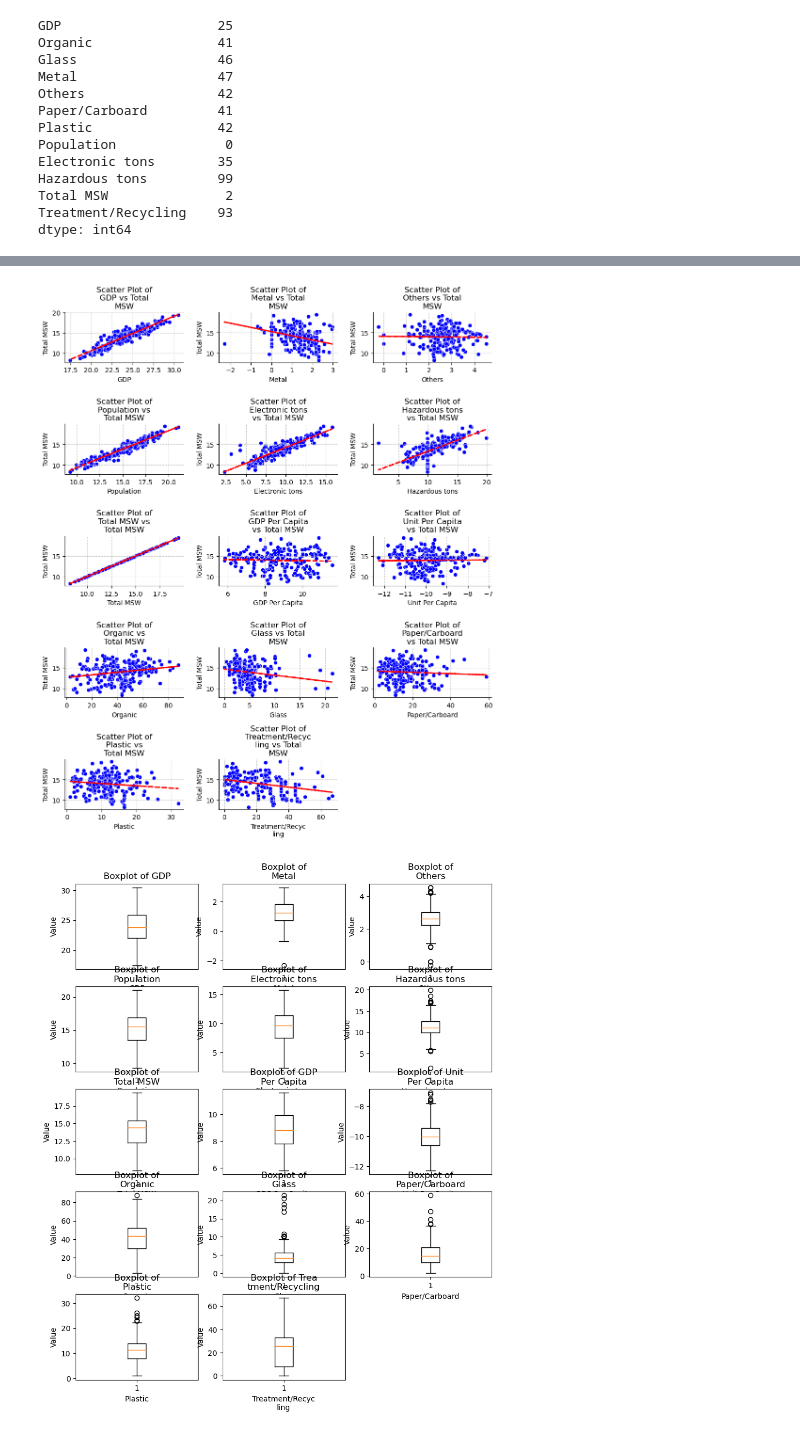
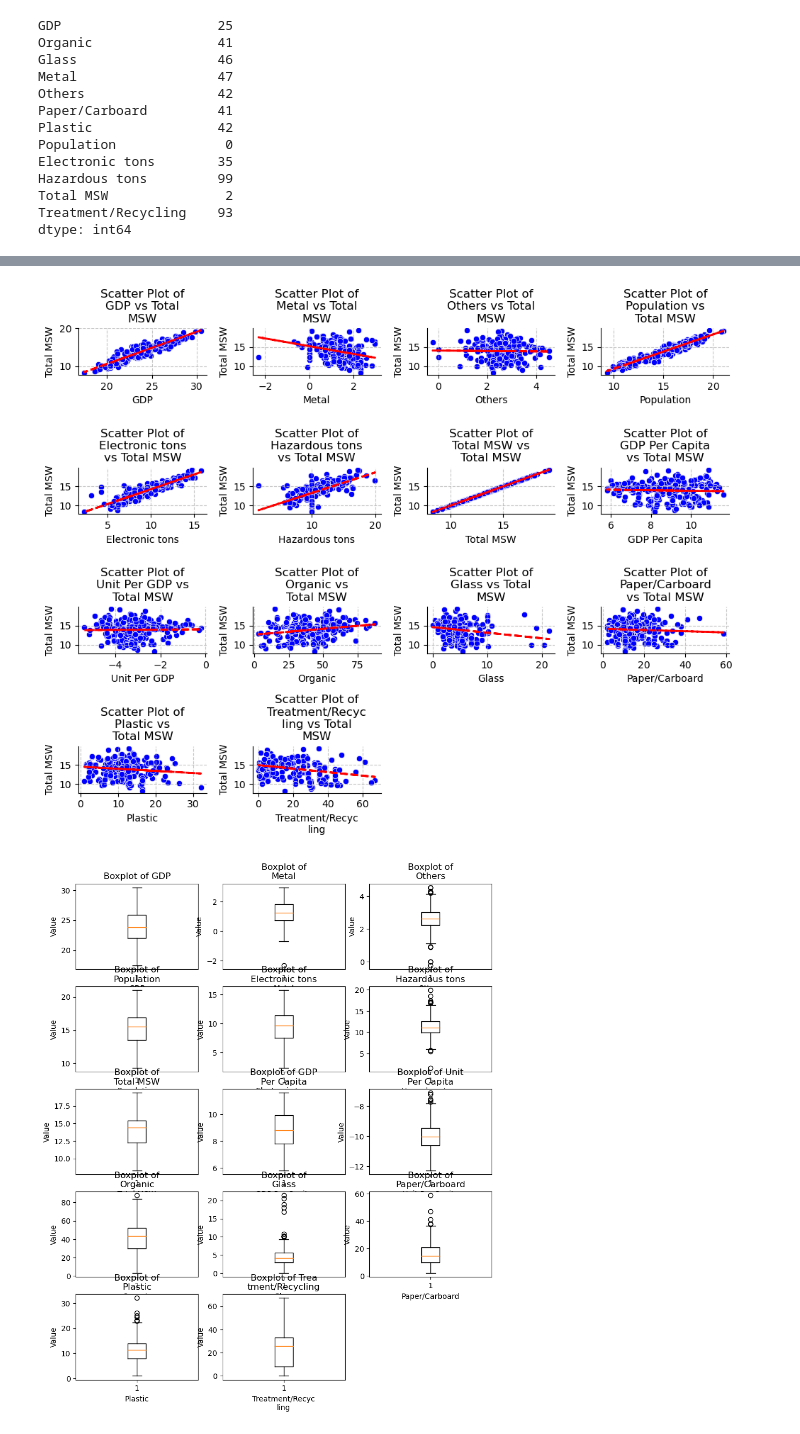
Before and after one commit to edasaruhan/Assingment_ML_mursal, a Jupyter notebook: FTL Project - Waste EDA.ipynb, the cells around one changed output, grey strips where cells are left out. Drawn from its saved outputs; the diff is of its cells as text; code cells hidden in the pictures.

```diff
--- a/FTL Project - Waste EDA.ipynb
+++ b/FTL Project - Waste EDA.ipynb
@@ -199,7 +199,7 @@ Total MSW               2
 Treatment/Recycling    93
 dtype: int64
 # %%
-fig, axes = plt.subplots(nrows=(len(numeric_col)//3),ncols=3, figsize=(10,15))
+fig, axes = plt.subplots(nrows=3,ncols=4, figsize=(12,8))
 axes = axes.flatten()
 for i, column in enumerate(df_number):
     wrapped_title = "\n".join(textwrap.wrap(f'Histogram of {column}', width=15))
@@ -234,7 +234,7 @@ df_number.describe().T
 imputer = KNNImputer(n_neighbors=3)
 df_imputed = pd.DataFrame(imputer.fit_transform(df_number), columns=df_number.columns)
 df_imputed['GDP Per Capita'] = df_imputed['GDP'] / df_imputed['Population']
-df_imputed['Unit Per Capita'] = df_imputed['Total MSW'] / df_imputed['GDP']
+df_imputed['Unit Per GDP'] = df_imputed['Total MSW'] / df_imputed['GDP']*1000
 
 df_imputed.isnull().sum()
 # %% [output]
@@ -255,6 +255,6 @@ Unit Per Capita        0
 dtype: int64
 # %%
-fig, axes = plt.subplots(nrows=5,ncols=3, figsize=(10,15))
+fig, axes = plt.subplots(nrows=4,ncols=4, figsize=(10,8))
 axes = axes.flatten()
 for i, column in enumerate(df_imputed.columns[:14]):
     wrapped_title = "\n".join(textwrap.wrap(f'Histogram of {column}', width=15))
@@ -263,13 +263,15 @@ for i, column in enumerate(df_imputed.columns[:14]):
     axes[i].set_title(f'{wrapped_title}')
     axes[i].set_xlabel(wrapped_col)
     axes[i].set_ylabel('Frequency')
-
+    axes[i].grid(True, linestyle='--', alpha=0.7)
+    axes[i].spines['top'].set_visible(False)
+    axes[i].spines['right'].set_visible(False)
 # Remove the last two subplots
 for i in range(14, len(axes)):
     fig.delaxes(axes[i])
+plt.tight_layout()
 # Save the scatter plot as an image file (e.g., PNG, PDF, SVG)
-plt.savefig('Histogram1_plot.png')
-# Adjust layout
-plt.tight_layout()
+plt.savefig('Histogram1_plot.png', dpi=300)
+
 plt.show()
 # %% [output]
@@ -307,7 +309,7 @@ df_transformed_number.describe().T
 | Plastic | 217.0 | 11.416132 | 5.132669 | 1.000000 | 7.966667 | 11.300000 | 13.900000 | 32.000000 |
 | Treatment/Recycling | 217.0 | 22.521482 | 14.376084 | 0.000970 | 8.200000 | 25.363333 | 33.000000 | 67.000000 |
 # %%
-fig, axes = plt.subplots(nrows=5,ncols=3, figsize=(10,12))
+fig, axes = plt.subplots(nrows=4,ncols=4, figsize=(10,8))
 axes = axes.flatten()
 for i, column in enumerate(df_transformed_number[:14]):
     wrapped_title = "\n".join(textwrap.wrap(f'Histogram of {column}', width=15))
@@ -322,8 +324,8 @@ for i, column in enumerate(df_transformed_number[:14]):
 for i in range(14, len(axes)):
     fig.delaxes(axes[i])
 
+plt.tight_layout()
 # Save the scatter plot as an image file (e.g., PNG, PDF, SVG)
-#plt.savefig('Histogram2_plot.png')
-plt.tight_layout()
+plt.savefig('Histogram2_plot.png', dpi=300)
 plt.show()
 # %% [output]
@@ -341,42 +344,42 @@ plt.show()
 # %%
 
-fig, axes = plt.subplots(nrows=5, ncols=3, figsize=(10, 12))
+fig, axes = plt.subplots(nrows=4, ncols=4, figsize=(10, 8))
 axes = axes.flatten()
 
 y_column = df_transformed_number.columns[6]
 
 for i, column in enumerate(df_transformed_number[:14]):
     wrapped_title = "\n".join(textwrap.wrap(f'Scatter Plot of {column} vs {y_column}', width=15))
     wrapped_col = "\n".join(textwrap.wrap(f'{column}', width=15))
 
     # Plot scatter plot with seaborn
     sns.scatterplot(x=df_transformed_number[column], y=df_transformed_number[y_column], ax=axes[i], color='blue')
 
     # Fit a linear regression line
     z = np.polyfit(df_transformed_number[column], df_transformed_number[y_column], 1)
     p = np.poly1d(z)
     axes[i].plot(df_transformed_number[column], p(df_transformed_number[column]), color='red', linestyle='--', linewidth=2)
 
     axes[i].grid(True, linestyle='--', alpha=0.7)  # Add gridlines
 
     # Remove box around the subplot
     axes[i].spines['top'].set_visible(False)
     axes[i].spines['right'].set_visible(False)
     axes[i].spines['bottom'].set_visible(True)
     axes[i].spines['left'].set_visible(True)
 
     axes[i].set_title(f'{wrapped_title}')
     axes[i].set_xlabel(wrapped_col)
     axes[i].set_ylabel(y_column)
 for i in range(14, len(axes)):
     fig.delaxes(axes[i])
+plt.tight_layout()
+# Save the scatter plot as an image file (e.g., PNG, PDF, SVG)
+plt.savefig('scatter.png', dpi=300)
 
-# Save the scatter plot as an image file (e.g., PNG, PDF, SVG)
-#plt.savefig('scatter.png')
-plt.tight_layout()
 plt.show()
 # %% [output]
-[figure, old version]
+[figure, new version]
 # %%
 fig, axes = plt.subplots(nrows=5, ncols=3, figsize=(10, 12))
 axes = axes.flatten()
```
Also changed, not shown: parts of 6 cells of this notebook, 7 other files.
